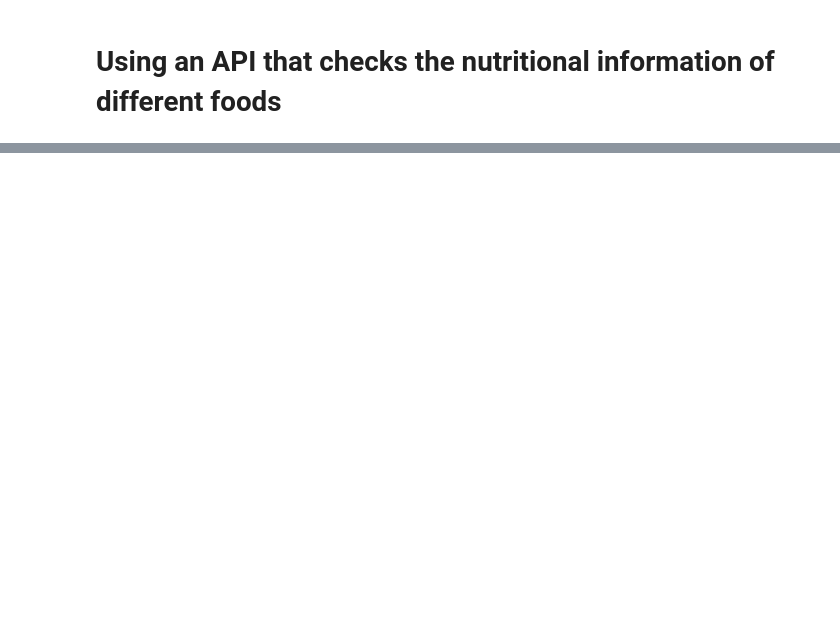
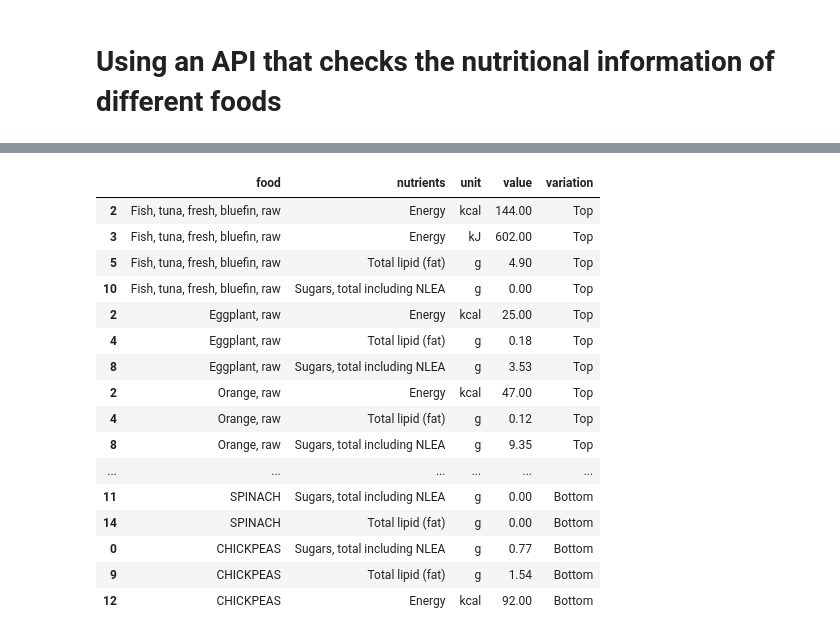
Before and after one commit to Maya-Souza/Project_2_APIs, a Jupyter notebook: Project 2 - Enriching a database.ipynb, the cells around one changed output, grey strips where cells are left out. Saved outputs shown, nothing was run; the diff lists cells and outputs as text; code cells hidden in the pictures; blank space fills up the shorter version.

```diff
--- a/Project 2 - Enriching a database.ipynb
+++ b/Project 2 - Enriching a database.ipynb
@@ -390,6 +514,6 @@ food_codes_bottom10 = api_codes(food_price_variation_bottom10)
 foods_info_bottom10 = api_food_info(food_codes_bottom10)
 # %%
-food_codes_top10 = api_codes(food_price_variation_top10)
+food_codes_top10 = api_codes(food_price_variation_top10_)
 foods_info_top10 = api_food_info(food_codes_top10)
 # %%
 info_top10 = food_info_df(foods_info_top10)
@@ -436,0 +559,21 @@ info_bottom10
+# %%
+joined_info_food = pd.concat([info_top10, info_bottom10])
+joined_info_food
+# %% [output]
+|  | food | nutrients | unit | value | variation |
+| 2 | Fish, tuna, fresh, bluefin, raw | Energy | kcal | 144.00 | Top |
+| 3 | Fish, tuna, fresh, bluefin, raw | Energy | kJ | 602.00 | Top |
+| 5 | Fish, tuna, fresh, bluefin, raw | Total lipid (fat) | g | 4.90 | Top |
+| 10 | Fish, tuna, fresh, bluefin, raw | Sugars, total including NLEA | g | 0.00 | Top |
+| 2 | Eggplant, raw | Energy | kcal | 25.00 | Top |
+| 4 | Eggplant, raw | Total lipid (fat) | g | 0.18 | Top |
+| 8 | Eggplant, raw | Sugars, total including NLEA | g | 3.53 | Top |
+| 2 | Orange, raw | Energy | kcal | 47.00 | Top |
+| 4 | Orange, raw | Total lipid (fat) | g | 0.12 | Top |
+| 8 | Orange, raw | Sugars, total including NLEA | g | 9.35 | Top |
+| ... | ... | ... | ... | ... | ... |
+| 11 | SPINACH | Sugars, total including NLEA | g | 0.00 | Bottom |
+| 14 | SPINACH | Total lipid (fat) | g | 0.00 | Bottom |
+| 0 | CHICKPEAS | Sugars, total including NLEA | g | 0.77 | Bottom |
+| 9 | CHICKPEAS | Total lipid (fat) | g | 1.54 | Bottom |
+| 12 | CHICKPEAS | Energy | kcal | 92.00 | Bottom |
```
Also changed, not shown: parts of 36 cells of this notebook.
